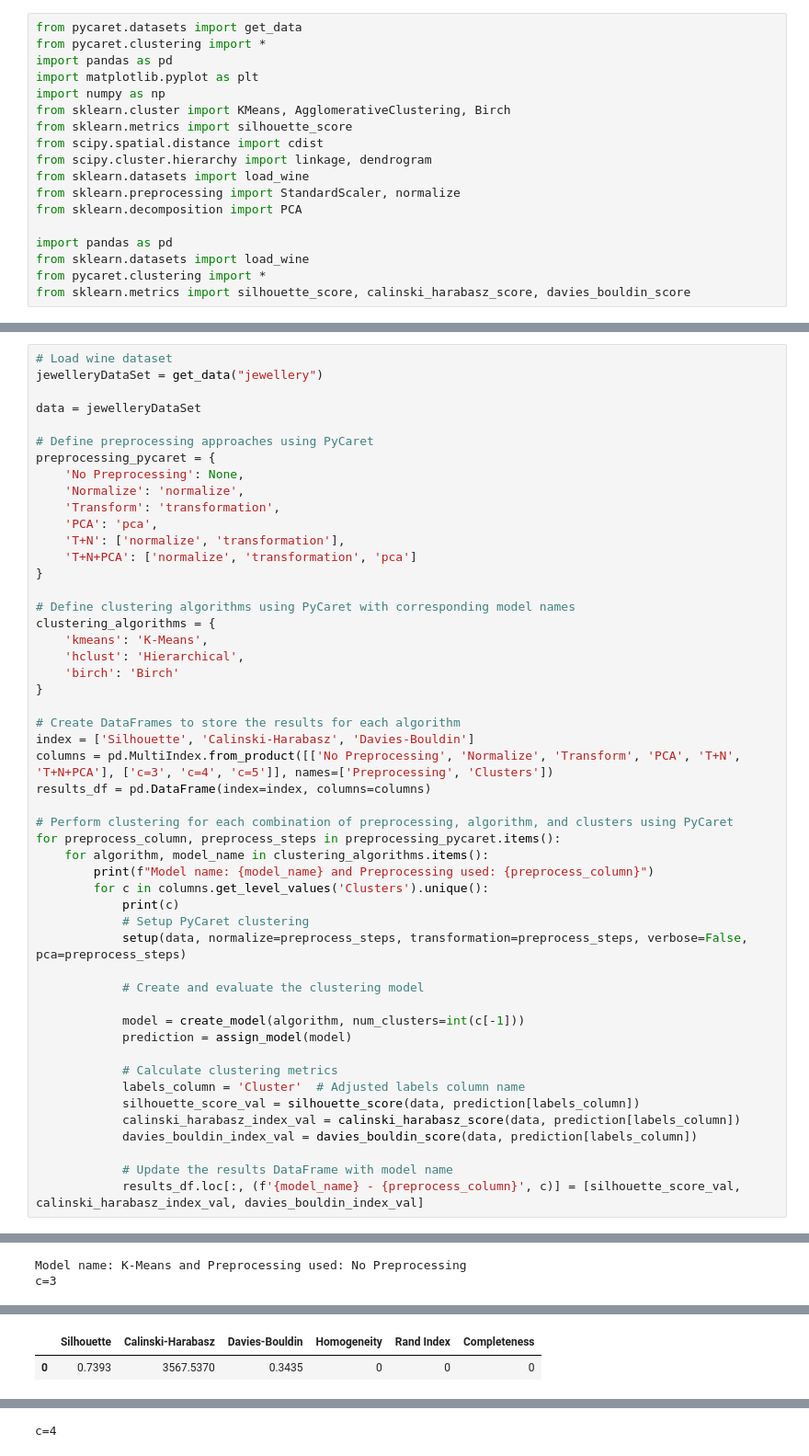
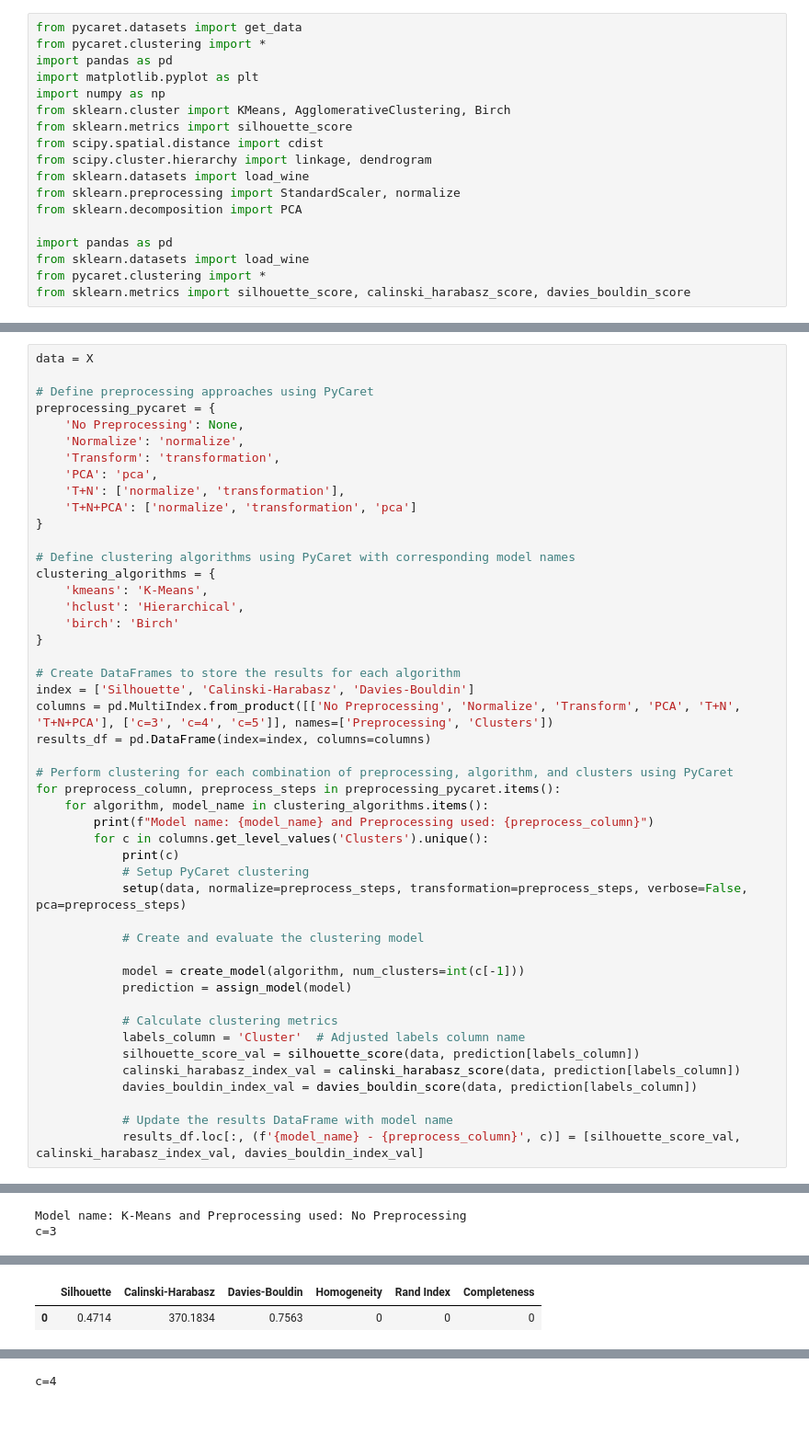
Before and after one commit to rajneesh231/Clustring_Analysis, a Jupyter notebook: Clustering.ipynb, the cells around one changed output, grey strips where cells are left out. Shown at 92% size. Drawn from its saved outputs; the diff is of its cells as text; blank space fills up the shorter version.

```diff
--- a/Clustering.ipynb
+++ b/Clustering.ipynb
@@ -69,8 +87,5 @@ for model_name, model in [('KMeans', KMeans()), ('Hierarchical', linkage), ('Bir
 # %%
-# Load wine dataset
-jewelleryDataSet = get_data("jewellery")
-
-data = jewelleryDataSet
+data = X
 
 # Define preprocessing approaches using PyCaret
 preprocessing_pycaret = {
@@ -126,8 +135,8 @@ for preprocess_column, preprocess_steps in preprocessing_pycaret.items():
 Model name: K-Means and Preprocessing used: No Preprocessing
 c=3
 [interactive output not drawn]
-|  | Silhouette | Calinski-Harabasz | Davies-Bouldin | Homogeneity | Rand Index | Completeness |
-| 0 | 0.7393 | 3567.5370 | 0.3435 | 0 | 0 | 0 |
+|  | Silhouette | Calinski-Harabasz | Davies-Bouldin | Homogeneity | Rand Index | Completeness |
+| 0 | 0.4714 | 370.1834 | 0.7563 | 0 | 0 | 0 |
 [interactive output not drawn]
 c=4
 [interactive output not drawn]
```
Also changed, not shown: parts of 4 cells of this notebook, 2 other files.
